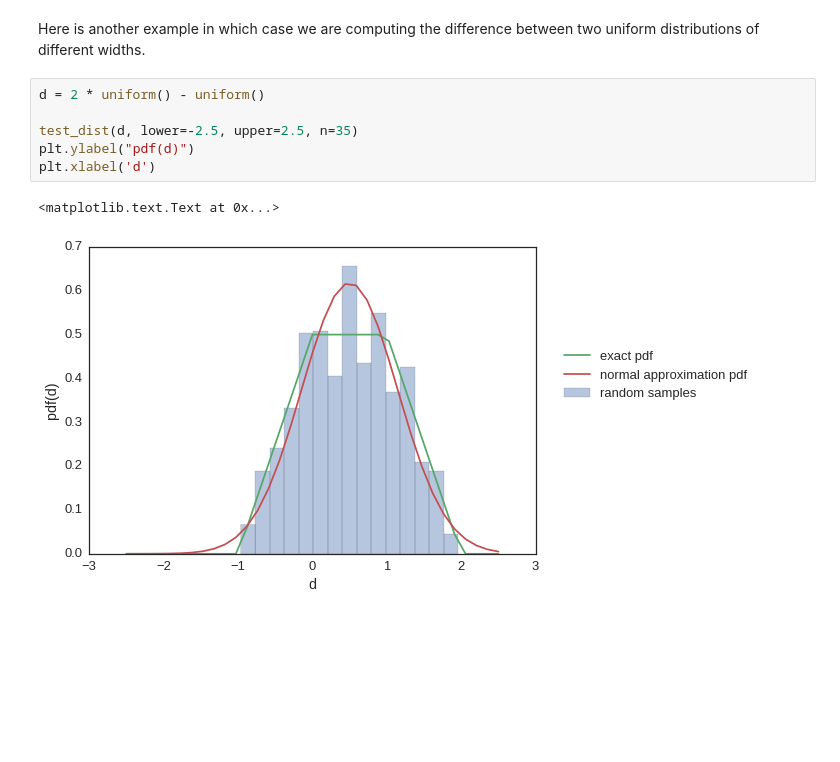
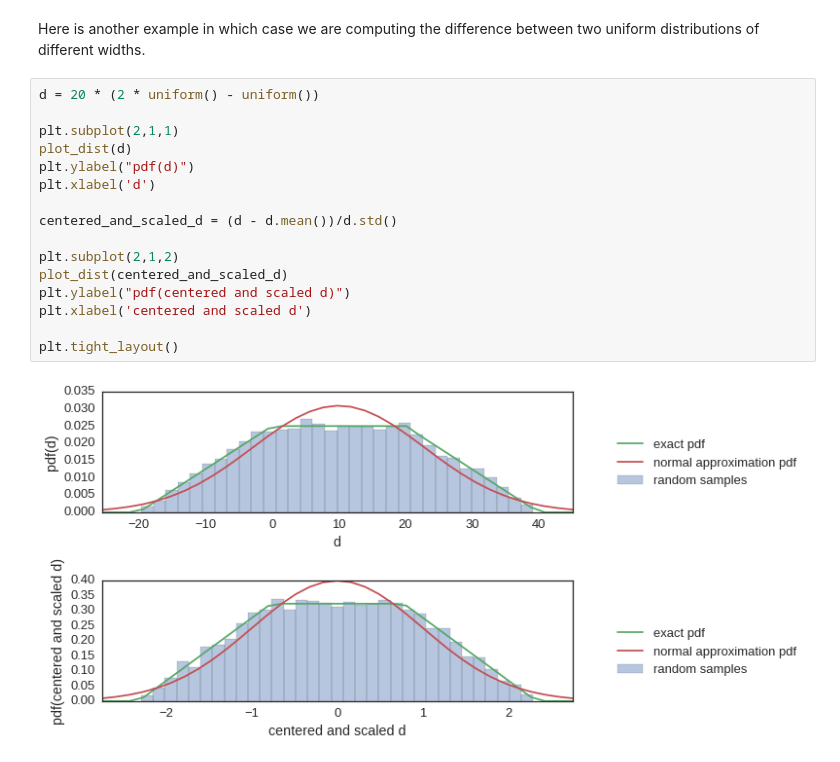
Before and after one commit to b-r-oleary/random_algebra, a Jupyter notebook: README.ipynb, the cells around one changed output. Drawn from its saved outputs; the diff is of its cells as text; blank space fills up the shorter version.

```diff
--- a/README.ipynb
+++ b/README.ipynb
@@ -58,11 +59,20 @@ plt.tight_layout()
 # %% [markdown]
 Here is another example in which case we are computing the difference between two uniform distributions of different widths.
-# %%
-d = 2 * uniform() - uniform()
-
-test_dist(d, lower=-2.5, upper=2.5, n=35)
-plt.ylabel("pdf(d)")
-plt.xlabel('d')
-# %% [output]
-<matplotlib.text.Text at 0x...>
-[figure, removed]
+# %%
+d = 20 * (2 * uniform() - uniform())
+
+plt.subplot(2,1,1)
+plot_dist(d)
+plt.ylabel("pdf(d)")
+plt.xlabel('d')
+
+centered_and_scaled_d = (d - d.mean())/d.std()
+
+plt.subplot(2,1,2)
+plot_dist(centered_and_scaled_d)
+plt.ylabel("pdf(centered and scaled d)")
+plt.xlabel('centered and scaled d')
+
+plt.tight_layout()
+# %% [output]
+[figure, added]
```
Also changed, not shown: parts of 6 cells of this notebook, 11 other files.
